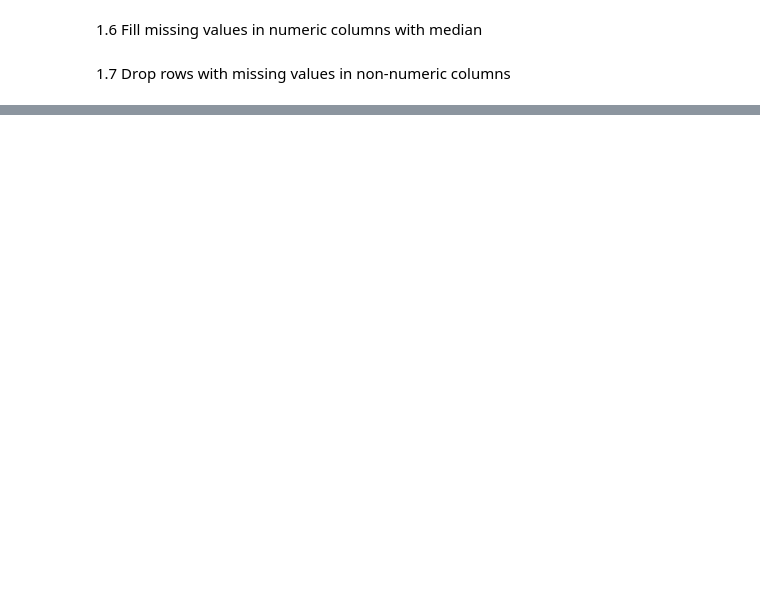
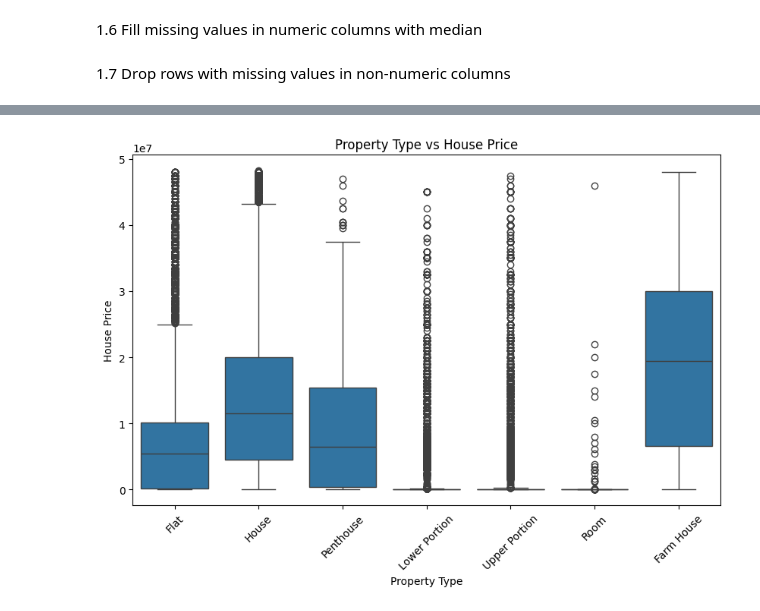
Before and after one commit to sadafwalliyani/Data_science_Projects, a Jupyter notebook: Task-1/House_Price_Analysis_and_Prediction.ipynb, the cells around one changed output, grey strips where cells are left out. Drawn from its saved outputs; the diff is of its cells as text; code cells hidden in the pictures; blank space fills up the shorter version.

```diff
--- a/Task-1/House_Price_Analysis_and_Prediction.ipynb
+++ b/Task-1/House_Price_Analysis_and_Prediction.ipynb
@@ -157,0 +144,11 @@ df['province_name'] = label_encoder.fit_transform(df['province_name'])
+# %%
+# Box plot for 'property_type' vs 'price'
+plt.figure(figsize=(10, 6))
+sns.boxplot(x=df['property_type'], y=df['price'])
+plt.xlabel('Property Type')
+plt.ylabel('House Price')
+plt.title('Property Type vs House Price')
+plt.xticks(rotation=45)
+plt.show()
+# %% [output]
+[figure, added]
```
Also changed, not shown: parts of 49 cells of this notebook.
